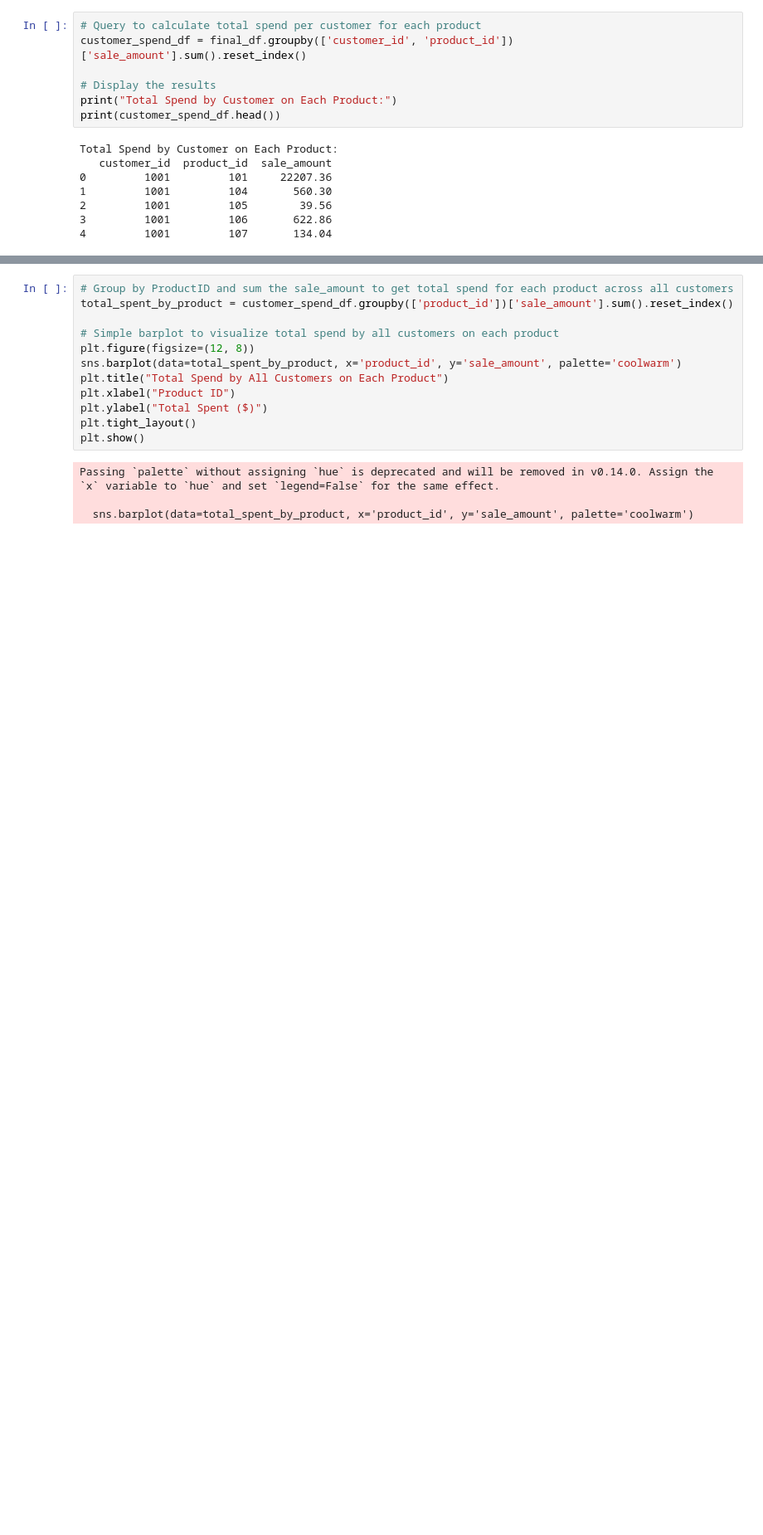
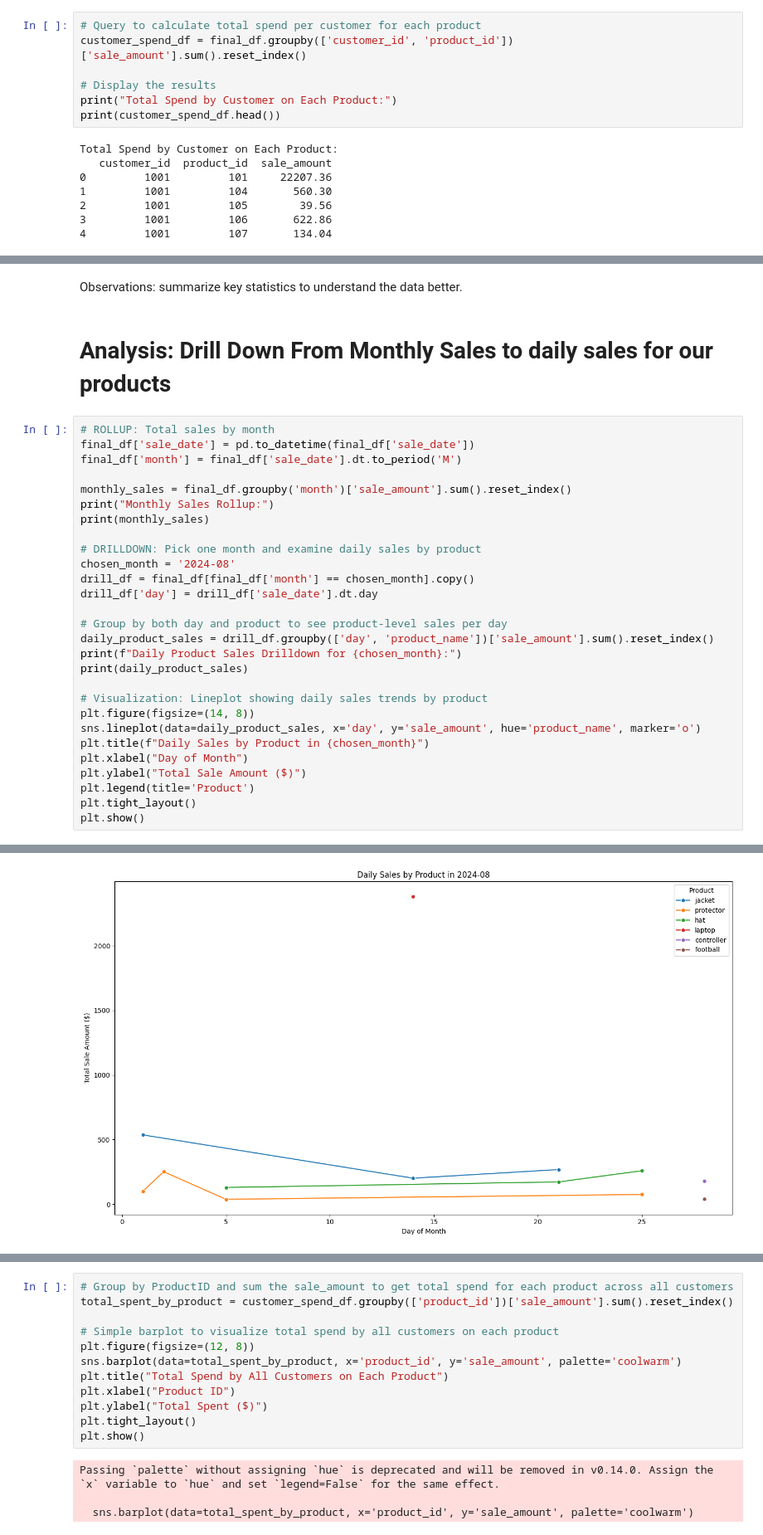
Before and after one commit to abeaderstadt/smart-store-beaderstadt, a Jupyter notebook: scripts/olap/customer_purchases_analysis.ipynb, the cells around one changed output, grey strips where cells are left out. Shown at 83% size. Saved outputs shown, nothing was run; the diff lists cells and outputs as text; blank space fills up the shorter version.

```diff
--- a/scripts/olap/customer_purchases_analysis.ipynb
+++ b/scripts/olap/customer_purchases_analysis.ipynb
@@ -170,0 +240,33 @@ Customer Spend on Laptops:
+# %% [markdown]
+Observations: summarize key statistics to understand the data better.
+# %% [markdown]
+# Analysis: Drill Down From Monthly Sales to daily sales for our products
+# %%
+# ROLLUP: Total sales by month
+final_df['sale_date'] = pd.to_datetime(final_df['sale_date'])
+final_df['month'] = final_df['sale_date'].dt.to_period('M')
+
+monthly_sales = final_df.groupby('month')['sale_amount'].sum().reset_index()
+print("Monthly Sales Rollup:")
+print(monthly_sales)
+
+# DRILLDOWN: Pick one month and examine daily sales by product
+chosen_month = '2024-08'
+drill_df = final_df[final_df['month'] == chosen_month].copy()
+drill_df['day'] = drill_df['sale_date'].dt.day
+
+# Group by both day and product to see product-level sales per day
+daily_product_sales = drill_df.groupby(['day', 'product_name'])['sale_amount'].sum().reset_index()
+print(f"Daily Product Sales Drilldown for {chosen_month}:")
+print(daily_product_sales)
+
+# Visualization: Lineplot showing daily sales trends by product
+plt.figure(figsize=(14, 8))
+sns.lineplot(data=daily_product_sales, x='day', y='sale_amount', hue='product_name', marker='o')
+plt.title(f"Daily Sales by Product in {chosen_month}")
+plt.xlabel("Day of Month")
+plt.ylabel("Total Sale Amount ($)")
+plt.legend(title='Product')
+plt.tight_layout()
+plt.show()
+# %% [output]
@@ -171 +290,2 @@ Customer Spend on Laptops:
+[figure, added]
 # %% [markdown]
```
Also changed, not shown: parts of 32 cells of this notebook.
